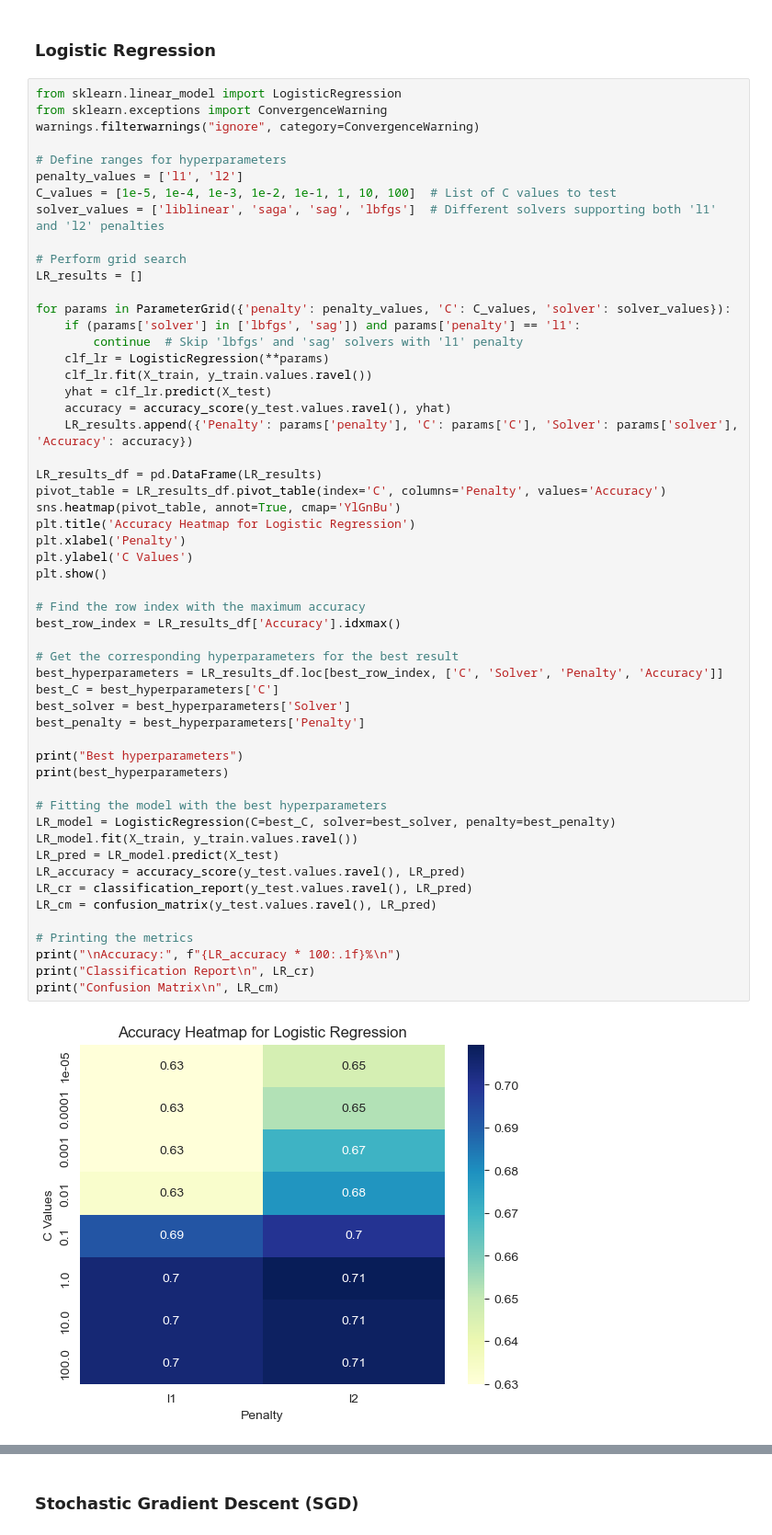
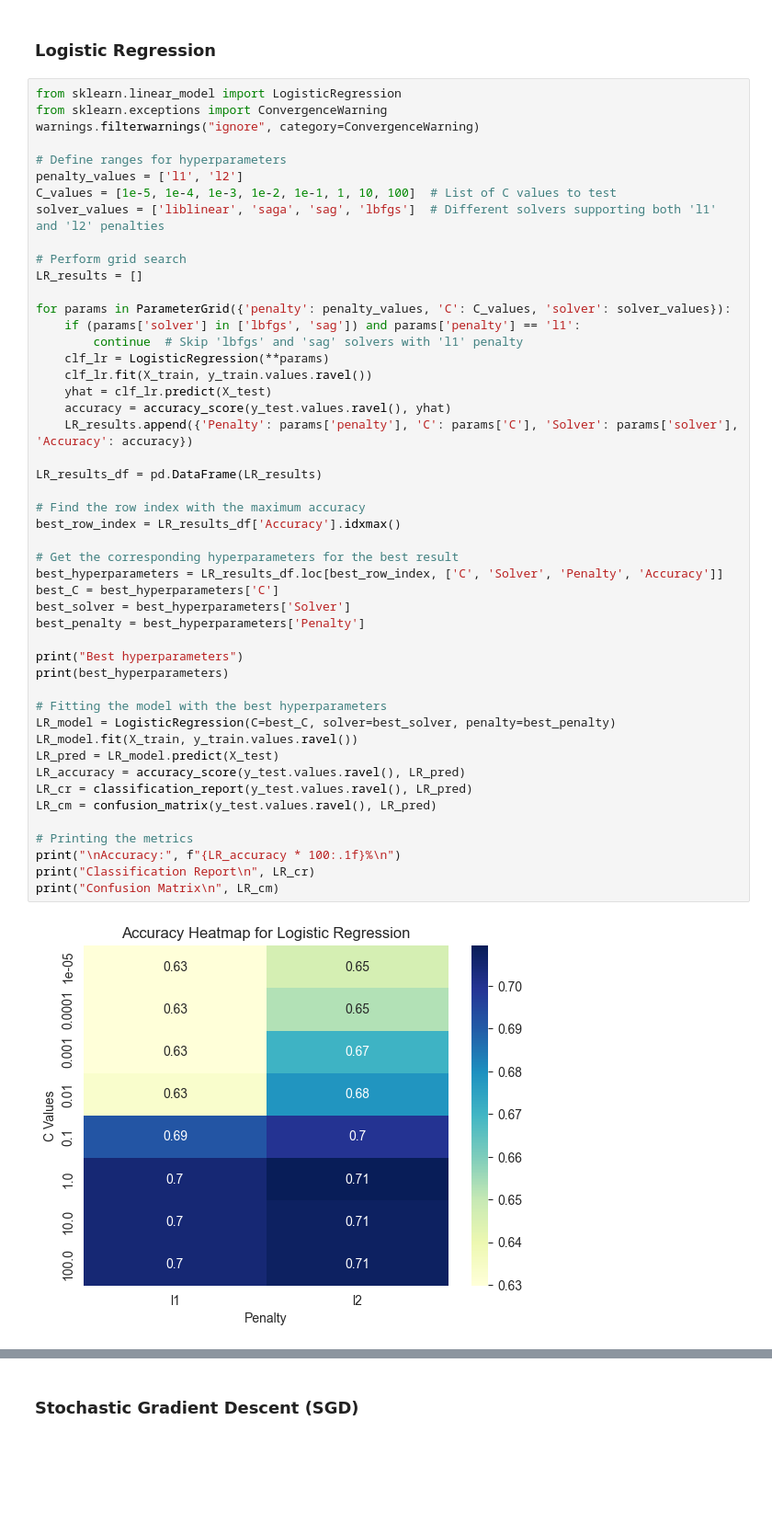
Before and after one commit to hmantovani/hmantovani, a Jupyter notebook: diabetes/diabetes.ipynb, the cells around one changed output, grey strips where cells are left out. Shown at 92% size. Saved outputs shown, nothing was run; the diff lists cells and outputs as text; blank space fills up the shorter version.

```diff
--- a/diabetes/diabetes.ipynb
+++ b/diabetes/diabetes.ipynb
@@ -469,40 +469,34 @@ for params in ParameterGrid({'penalty': penalty_values, 'C': C_values, 'solver':
     accuracy = accuracy_score(y_test.values.ravel(), yhat)
     LR_results.append({'Penalty': params['penalty'], 'C': params['C'], 'Solver': params['solver'], 'Accuracy': accuracy})
 
 LR_results_df = pd.DataFrame(LR_results)
-pivot_table = LR_results_df.pivot_table(index='C', columns='Penalty', values='Accuracy')
-sns.heatmap(pivot_table, annot=True, cmap='YlGnBu')
-plt.title('Accuracy Heatmap for Logistic Regression')
-plt.xlabel('Penalty')
-plt.ylabel('C Values')
-plt.show()
 
 # Find the row index with the maximum accuracy
 best_row_index = LR_results_df['Accuracy'].idxmax()
 
 # Get the corresponding hyperparameters for the best result
 best_hyperparameters = LR_results_df.loc[best_row_index, ['C', 'Solver', 'Penalty', 'Accuracy']]
 best_C = best_hyperparameters['C']
 best_solver = best_hyperparameters['Solver']
 best_penalty = best_hyperparameters['Penalty']
 
 print("Best hyperparameters")
 print(best_hyperparameters)
 
 # Fitting the model with the best hyperparameters
 LR_model = LogisticRegression(C=best_C, solver=best_solver, penalty=best_penalty)
 LR_model.fit(X_train, y_train.values.ravel())
 LR_pred = LR_model.predict(X_test)
 LR_accuracy = accuracy_score(y_test.values.ravel(), LR_pred)
 LR_cr = classification_report(y_test.values.ravel(), LR_pred)
 LR_cm = confusion_matrix(y_test.values.ravel(), LR_pred)
 
 # Printing the metrics
 print("\nAccuracy:", f"{LR_accuracy * 100:.1f}%\n")
 print("Classification Report\n", LR_cr)
 print("Confusion Matrix\n", LR_cm)
 # %% [output]
-[figure, old version]
+[figure, new version]
 Best hyperparameters
 C              0.01
 Solver        lbfgs
```
Also changed, not shown: parts of 17 cells of this notebook, 4 other files.
